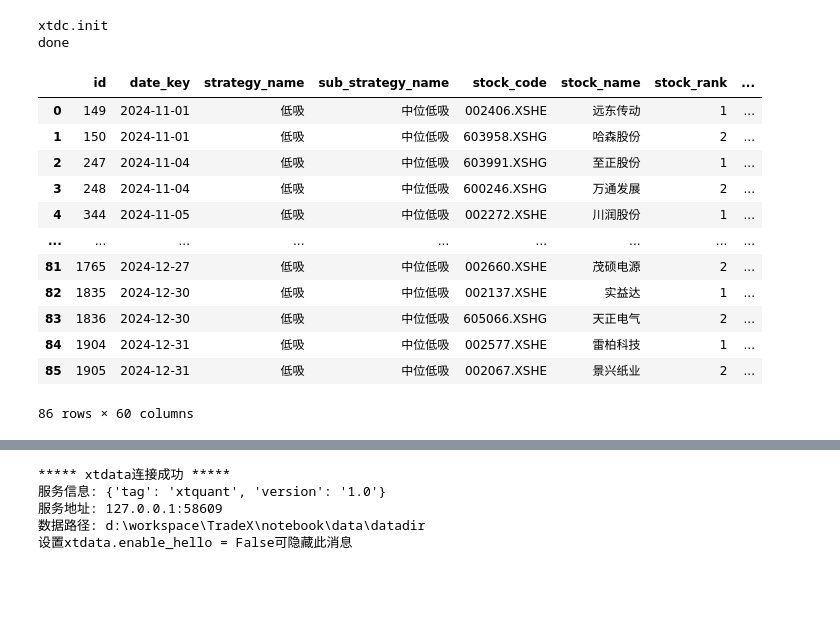
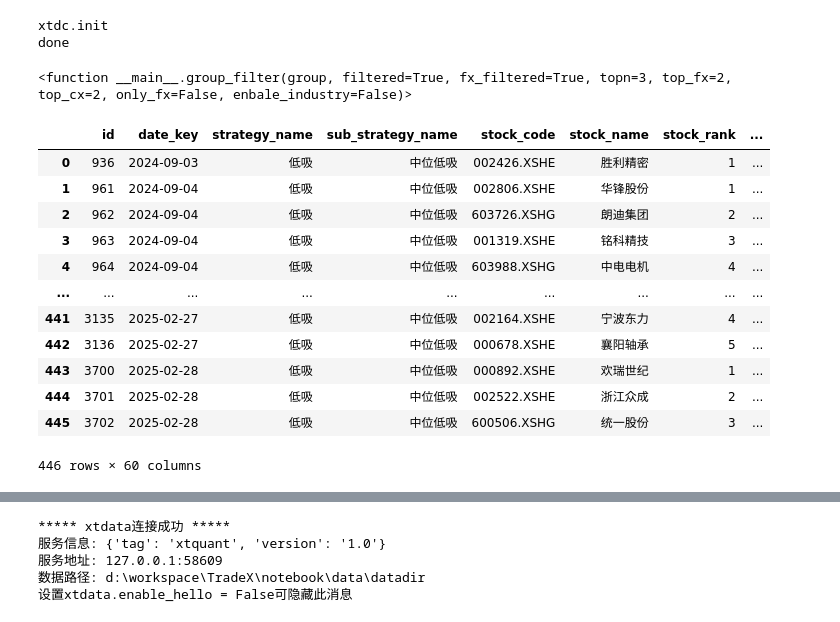
Before and after one commit to wanghw0122/tradeX, a Jupyter notebook: notebook/策略（中位低吸) 评估.ipynb, the cells around one changed output, grey strips where cells are left out. Drawn from its saved outputs; the diff is of its cells as text; code cells hidden in the pictures; blank space fills up the shorter version.

```diff
--- a/notebook/策略（中位低吸) 评估.ipynb
+++ b/notebook/策略（中位低吸) 评估.ipynb
@@ -350,34 +350,38 @@ if empty_priority:
     filter_func = group_filter_fx
 else:
     filter_func = group_filter
+
+filter_func
+# %% [output]
+<function __main__.group_filter(group, filtered=True, fx_filtered=True, topn=3, top_fx=2, top_cx=2, only_fx=False, enbale_industry=False)>
 # %%
 import sqlite3
 # months = ['202502']
-# months = ['202409', '202410', '202411', '202412', '202501', '202502' ]
-months = ['202411', '202412']
+months = ['202409', '202410', '202411', '202412', '202501', '202502' ]
+# months = ['202411', '202412', '202501', '202502']
 combined_df = pd.DataFrame()
 for month in months:
     conn = sqlite3.connect('D:\workspace\TradeX\ezMoney\sqlite_db\strategy_data.db')
     db_name = 'strategy_data_aftermarket_%s' % month
-    query = "select * from %s where (sub_strategy_name = '中位低吸') and stock_rank < 3 " % db_name
+    query = "select * from %s where (sub_strategy_name = '中位低吸') and stock_rank <= 3" % db_name
     df = pd.read_sql_query(query, conn)
     combined_df = pd.concat([combined_df, df], axis=0)
 combined_df = combined_df.reset_index(drop=True)
 combined_df
 # %% [output]
 |  | id | date_key | strategy_name | sub_strategy_name | stock_code | stock_name | stock_rank | ... |
-| 0 | 149 | 2024-11-01 | 低吸 | 中位低吸 | 002406.XSHE | 远东传动 | 1 | ... |
-| 1 | 150 | 2024-11-01 | 低吸 | 中位低吸 | 603958.XSHG | 哈森股份 | 2 | ... |
-| 2 | 247 | 2024-11-04 | 低吸 | 中位低吸 | 603991.XSHG | 至正股份 | 1 | ... |
-| 3 | 248 | 2024-11-04 | 低吸 | 中位低吸 | 600246.XSHG | 万通发展 | 2 | ... |
-| 4 | 344 | 2024-11-05 | 低吸 | 中位低吸 | 002272.XSHE | 川润股份 | 1 | ... |
+| 0 | 936 | 2024-09-03 | 低吸 | 中位低吸 | 002426.XSHE | 胜利精密 | 1 | ... |
+| 1 | 961 | 2024-09-04 | 低吸 | 中位低吸 | 002806.XSHE | 华锋股份 | 1 | ... |
+| 2 | 962 | 2024-09-04 | 低吸 | 中位低吸 | 603726.XSHG | 朗迪集团 | 2 | ... |
+| 3 | 963 | 2024-09-04 | 低吸 | 中位低吸 | 001319.XSHE | 铭科精技 | 3 | ... |
+| 4 | 964 | 2024-09-04 | 低吸 | 中位低吸 | 603988.XSHG | 中电电机 | 4 | ... |
 | ... | ... | ... | ... | ... | ... | ... | ... | ... |
-| 81 | 1765 | 2024-12-27 | 低吸 | 中位低吸 | 002660.XSHE | 茂硕电源 | 2 | ... |
-| 82 | 1835 | 2024-12-30 | 低吸 | 中位低吸 | 002137.XSHE | 实益达 | 1 | ... |
-| 83 | 1836 | 2024-12-30 | 低吸 | 中位低吸 | 605066.XSHG | 天正电气 | 2 | ... |
-| 84 | 1904 | 2024-12-31 | 低吸 | 中位低吸 | 002577.XSHE | 雷柏科技 | 1 | ... |
-| 85 | 1905 | 2024-12-31 | 低吸 | 中位低吸 | 002067.XSHE | 景兴纸业 | 2 | ... |
+| 441 | 3135 | 2025-02-27 | 低吸 | 中位低吸 | 002164.XSHE | 宁波东力 | 4 | ... |
+| 442 | 3136 | 2025-02-27 | 低吸 | 中位低吸 | 000678.XSHE | 襄阳轴承 | 5 | ... |
+| 443 | 3700 | 2025-02-28 | 低吸 | 中位低吸 | 000892.XSHE | 欢瑞世纪 | 1 | ... |
+| 444 | 3701 | 2025-02-28 | 低吸 | 中位低吸 | 002522.XSHE | 浙江众成 | 2 | ... |
+| 445 | 3702 | 2025-02-28 | 低吸 | 中位低吸 | 600506.XSHG | 统一股份 | 3 | ... |
-86 rows × 60 columns
+446 rows × 60 columns
 # %%
 combined_df = combined_df.drop(['env_json_info', 'block_category_info'], axis=1)
 combined_df = combined_df[combined_df['strategy_name'] == '低吸']
```
Also changed, not shown: parts of 9 cells of this notebook, 4 other files.
